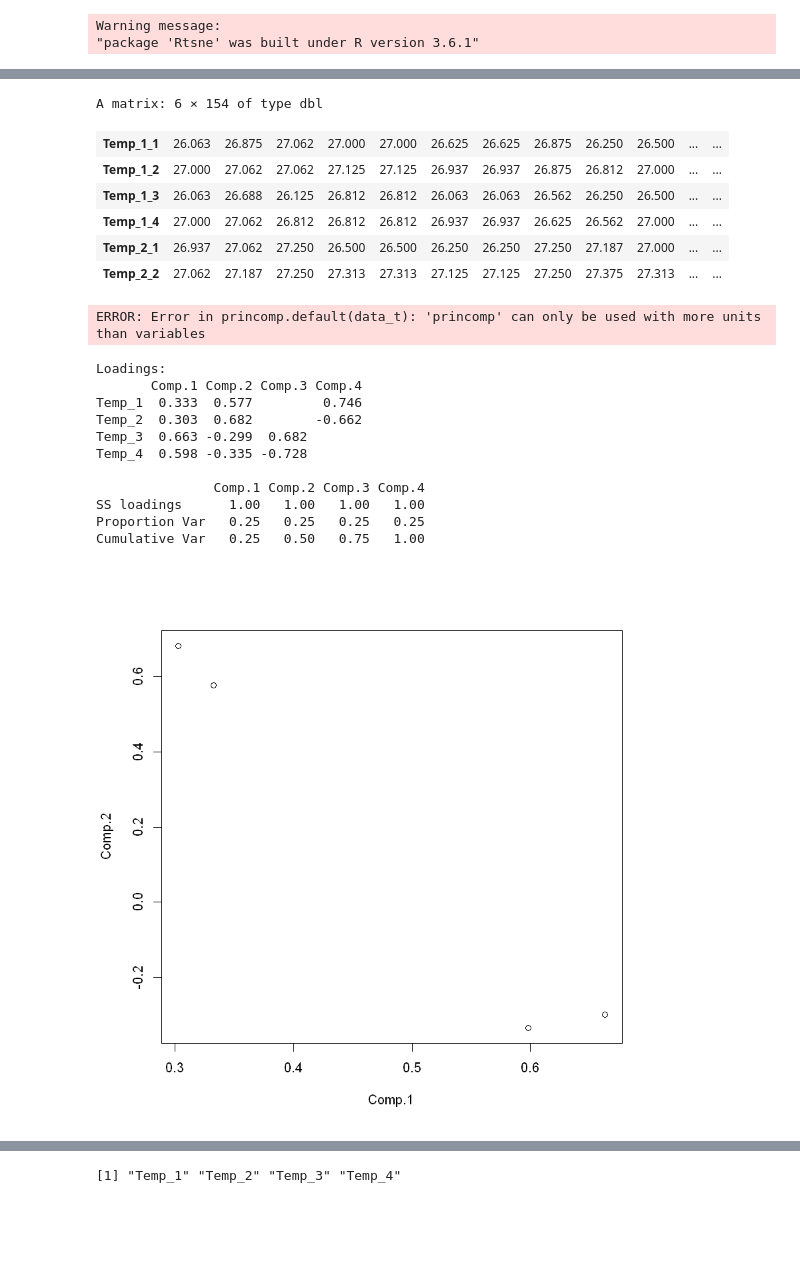
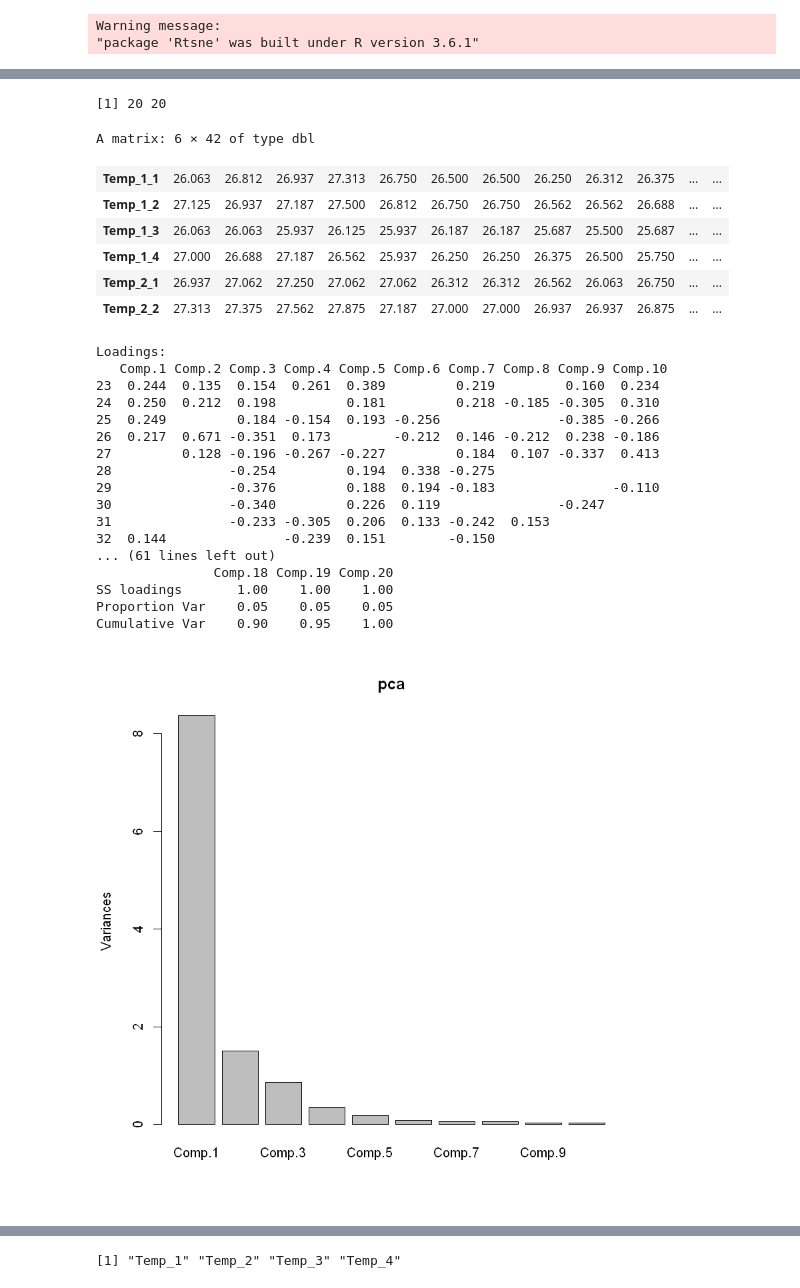
Before and after one commit to shreshthasarkar/Room_Temp, a Jupyter notebook: Clustering_R.ipynb, the cells around one changed output, grey strips where cells are left out. Cells and saved outputs as stored; diff of their text form; code cells hidden in the pictures; blank space fills up the shorter version.

```diff
--- a/Clustering_R.ipynb
+++ b/Clustering_R.ipynb
@@ -6,5 +6,5 @@ Warning message:
 # %%
 set.seed(1)
 # %%
-data <- read.csv(file="tempsensor_data_sim_sensors.csv", header=TRUE, sep=",")
+data <- read.csv(file="tempsensor_data_sim_sensors_15.csv", header=TRUE, sep=",")
 # %%
@@ -22,39 +37,53 @@ A data.frame: 6 × 21
+# %%
+data=data[12:nrow(data),]
 # %%
 # data=data[,2:5]
 # %%
 data=data[,2:21]
+data=data[11:nrow(data),]
+data=data[11:nrow(data),]
 data_t=t(data)
+# %%
+data_t=data_t[,3:ncol(data_t)]
+# %%
+dim(data_t)
+# %% [output]
+[1] 20 20
 # %%
 head(data_t)
 # %% [output]
-A matrix: 6 × 154 of type dbl
+A matrix: 6 × 42 of type dbl
-| Temp_1_1 | 26.063 | 26.875 | 27.062 | 27.000 | 27.000 | 26.625 | 26.625 | 26.875 | 26.250 | 26.500 | ... | ... |
-| Temp_1_2 | 27.000 | 27.062 | 27.062 | 27.125 | 27.125 | 26.937 | 26.937 | 26.875 | 26.812 | 27.000 | ... | ... |
-| Temp_1_3 | 26.063 | 26.688 | 26.125 | 26.812 | 26.812 | 26.063 | 26.063 | 26.562 | 26.250 | 26.500 | ... | ... |
-| Temp_1_4 | 27.000 | 27.062 | 26.812 | 26.812 | 26.812 | 26.937 | 26.937 | 26.625 | 26.562 | 27.000 | ... | ... |
-| Temp_2_1 | 26.937 | 27.062 | 27.250 | 26.500 | 26.500 | 26.250 | 26.250 | 27.250 | 27.187 | 27.000 | ... | ... |
-| Temp_2_2 | 27.062 | 27.187 | 27.250 | 27.313 | 27.313 | 27.125 | 27.125 | 27.250 | 27.375 | 27.313 | ... | ... |
+| Temp_1_1 | 26.063 | 26.812 | 26.937 | 27.313 | 26.750 | 26.500 | 26.500 | 26.250 | 26.312 | 26.375 | ... | ... |
+| Temp_1_2 | 27.125 | 26.937 | 27.187 | 27.500 | 26.812 | 26.750 | 26.750 | 26.562 | 26.562 | 26.688 | ... | ... |
+| Temp_1_3 | 26.063 | 26.063 | 25.937 | 26.125 | 25.937 | 26.187 | 26.187 | 25.687 | 25.500 | 25.687 | ... | ... |
+| Temp_1_4 | 27.000 | 26.688 | 27.187 | 26.562 | 25.937 | 26.250 | 26.250 | 26.375 | 26.500 | 25.750 | ... | ... |
+| Temp_2_1 | 26.937 | 27.062 | 27.250 | 27.062 | 27.062 | 26.312 | 26.312 | 26.562 | 26.063 | 26.750 | ... | ... |
+| Temp_2_2 | 27.313 | 27.375 | 27.562 | 27.875 | 27.187 | 27.000 | 27.000 | 26.937 | 26.937 | 26.875 | ... | ... |
 # %%
 pca=princomp(data_t)
-# %% [output]
-ERROR: Error in princomp.default(data_t): 'princomp' can only be used with more units than variables
 # %%
 l=pca$loadings
 # %%
 l
 # %% [output]
 Loadings:
-       Comp.1 Comp.2 Comp.3 Comp.4
-Temp_1  0.333  0.577         0.746
-Temp_2  0.303  0.682        -0.662
-Temp_3  0.663 -0.299  0.682
-Temp_4  0.598 -0.335 -0.728
-
-               Comp.1 Comp.2 Comp.3 Comp.4
-SS loadings      1.00   1.00   1.00   1.00
-Proportion Var   0.25   0.25   0.25   0.25
-Cumulative Var   0.25   0.50   0.75   1.00
+   Comp.1 Comp.2 Comp.3 Comp.4 Comp.5 Comp.6 Comp.7 Comp.8 Comp.9 Comp.10
+23  0.244  0.135  0.154  0.261  0.389         0.219         0.160  0.234
+24  0.250  0.212  0.198         0.181         0.218 -0.185 -0.305  0.310
+25  0.249         0.184 -0.154  0.193 -0.256               -0.385 -0.266
+26  0.217  0.671 -0.351  0.173        -0.212  0.146 -0.212  0.238 -0.186
+27         0.128 -0.196 -0.267 -0.227         0.184  0.107 -0.337  0.413
+28               -0.254         0.194  0.338 -0.275
+29               -0.376         0.188  0.194 -0.183               -0.110
+30               -0.340         0.226  0.119               -0.247
+31               -0.233 -0.305  0.206  0.133 -0.242  0.153
+32  0.144               -0.239  0.151        -0.150
+... (61 lines left out)
+               Comp.18 Comp.19 Comp.20
+SS loadings       1.00    1.00    1.00
+Proportion Var    0.05    0.05    0.05
+Cumulative Var    0.90    0.95    1.00
 # %%
-plot(l)
+plot(pca)
 # %% [output]
-[figure, old version]
+[figure, new version]
```
Also changed, not shown: parts of 10 cells of this notebook.
